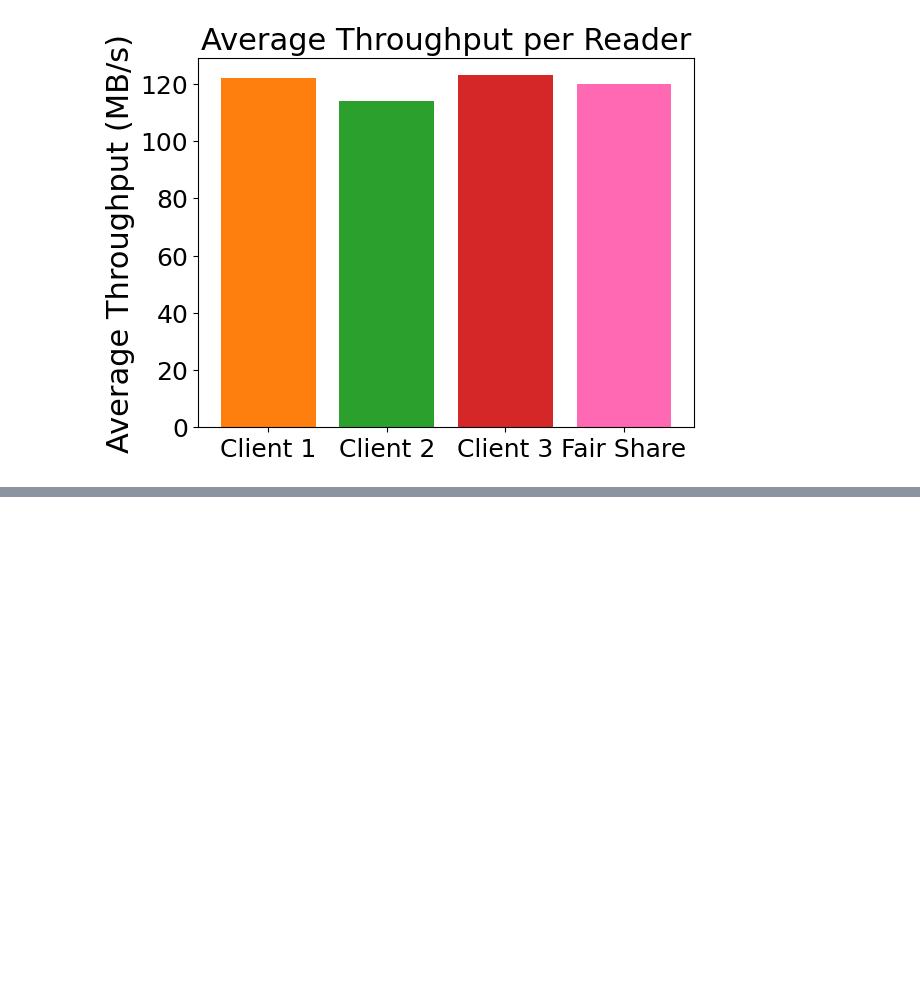
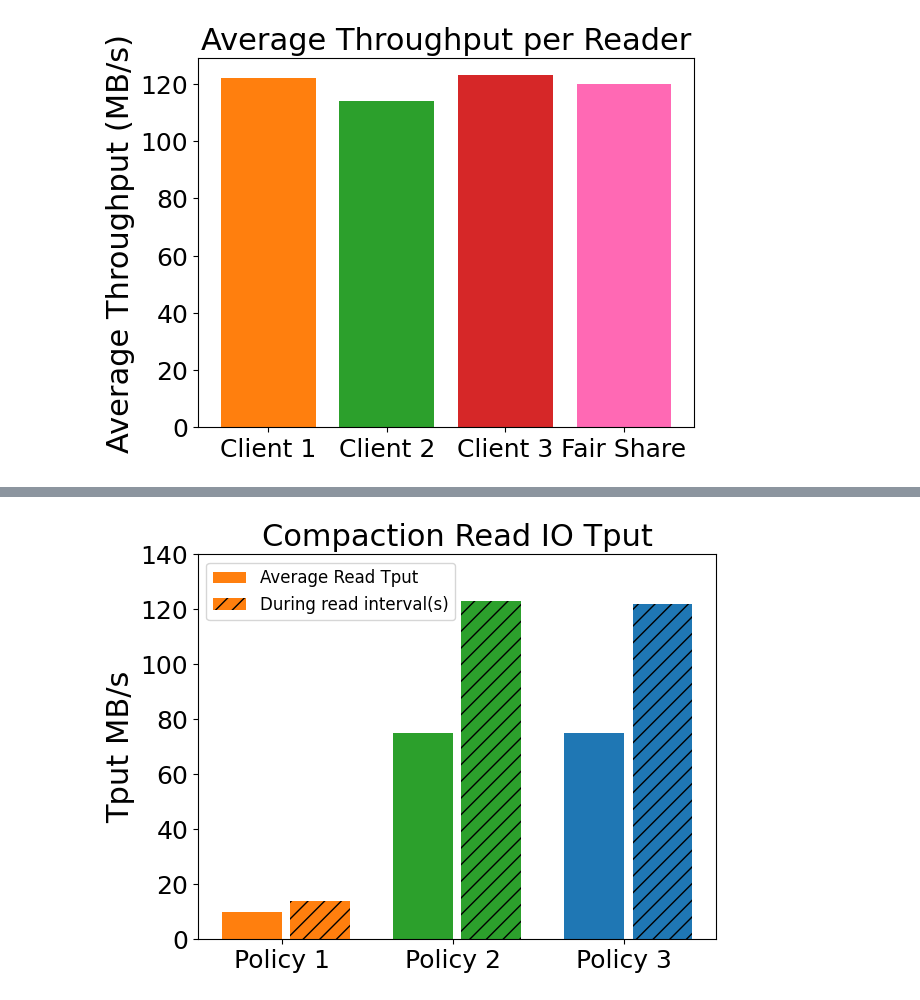
Before and after one commit to tyler-griggs/YCSB-cpp, a Jupyter notebook: analysis.ipynb, the cells around one changed output, grey strips where cells are left out. Drawn from its saved outputs; the diff is of its cells as text; code cells hidden in the pictures; blank space fills up the shorter version.

```diff
--- a/analysis.ipynb
+++ b/analysis.ipynb
@@ -869,0 +893,38 @@ plt.show()
+# %%
+import matplotlib.pyplot as plt
+import numpy as np
+
+# Data
+categories = ['Policy 1', 'Policy 2', 'Policy 3']
+values1 = [10, 75, 75]
+values2 = [14, 123, 122]
+
+x = np.arange(len(categories))  # the label locations
+width = 0.35  # the width of the bars
+colors = ['tab:orange', 'tab:green', 'tab:blue', 'hotpink']
+
+fig, ax = plt.subplots()
+bars1 = ax.bar(x - width/2, values1, width, label='Average Read Tput', color=colors)
+bars2 = ax.bar(x + width/2+.05, values2, width, label='During read interval(s)', color=colors)
+
+# Adding black stripes to the second set of bars
+for bar in bars2:
+    bar.set_hatch('//')
+
+# Add some text for labels, title and custom x-axis tick labels, etc.
+
+plt.title('Compaction Read IO Tput', fontsize=22)
+plt.ylabel('Tput MB/s', fontsize=22)
+plt.xticks(fontsize=18)
+plt.yticks(fontsize=18)
+ax.set_xticks(x)
+ax.set_xticklabels(categories)
+ax.set_yticks([0, 20, 40, 60, 80, 100, 120, 140])
+ax.legend(fontsize=12)
+
+fig.tight_layout()
+
+# Display the plot
+plt.show()
+# %% [output]
+[figure, added]
```
Also changed, not shown: parts of 10 cells of this notebook.
